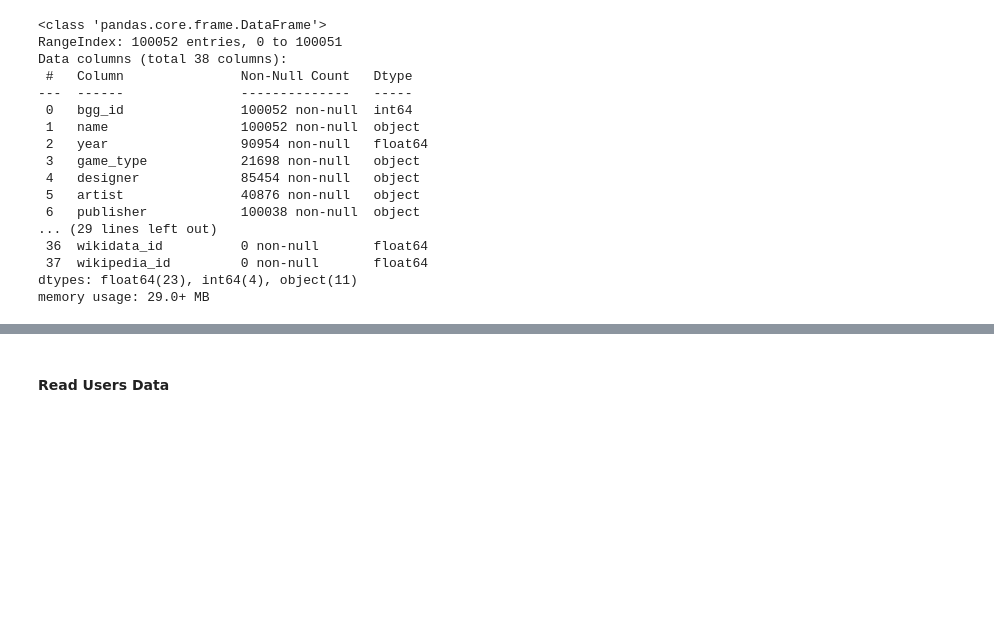
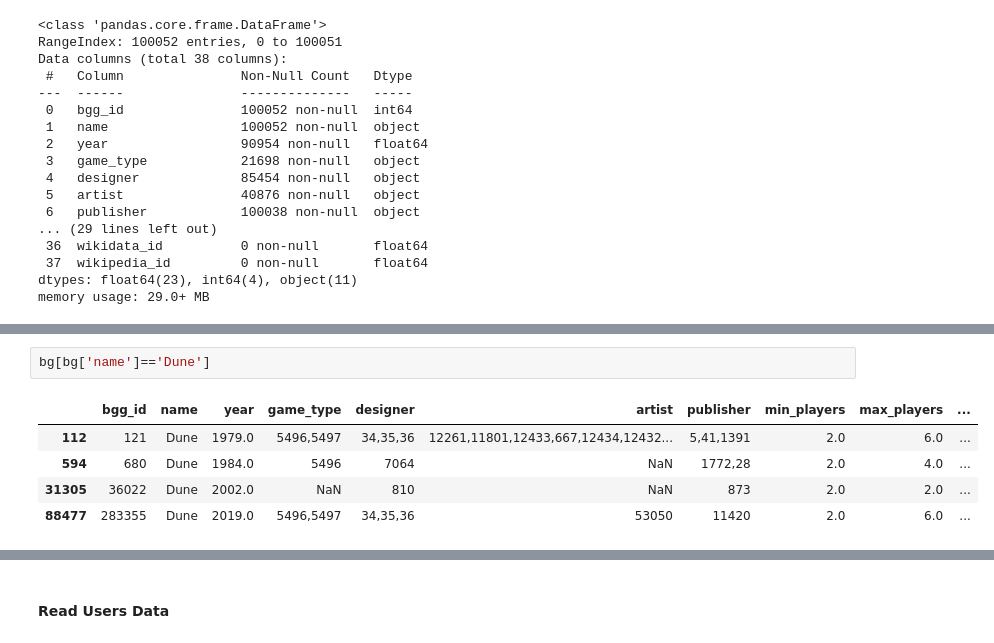
Before and after one commit to LourdesRodriguez/recommender_system, a Jupyter notebook: 2_Data_Understanding.ipynb, the cells around one changed output, grey strips where cells are left out. Saved outputs shown, nothing was run; the diff lists cells and outputs as text; blank space fills up the shorter version.

```diff
--- a/2_Data_Understanding.ipynb
+++ b/2_Data_Understanding.ipynb
@@ -110,0 +173,8 @@ memory usage: 29.0+ MB
+# %%
+bg[bg['name']=='Dune']
+# %% [output]
+|  | bgg_id | name | year | game_type | designer | artist | publisher | min_players | max_players | ... |
+| 112 | 121 | Dune | 1979.0 | 5496,5497 | 34,35,36 | 12261,11801,12433,667,12434,12432... | 5,41,1391 | 2.0 | 6.0 | ... |
+| 594 | 680 | Dune | 1984.0 | 5496 | 7064 | NaN | 1772,28 | 2.0 | 4.0 | ... |
+| 31305 | 36022 | Dune | 2002.0 | NaN | 810 | NaN | 873 | 2.0 | 2.0 | ... |
+| 88477 | 283355 | Dune | 2019.0 | 5496,5497 | 34,35,36 | 53050 | 11420 | 2.0 | 6.0 | ... |
```
Also changed, not shown: parts of 13 cells of this notebook.
